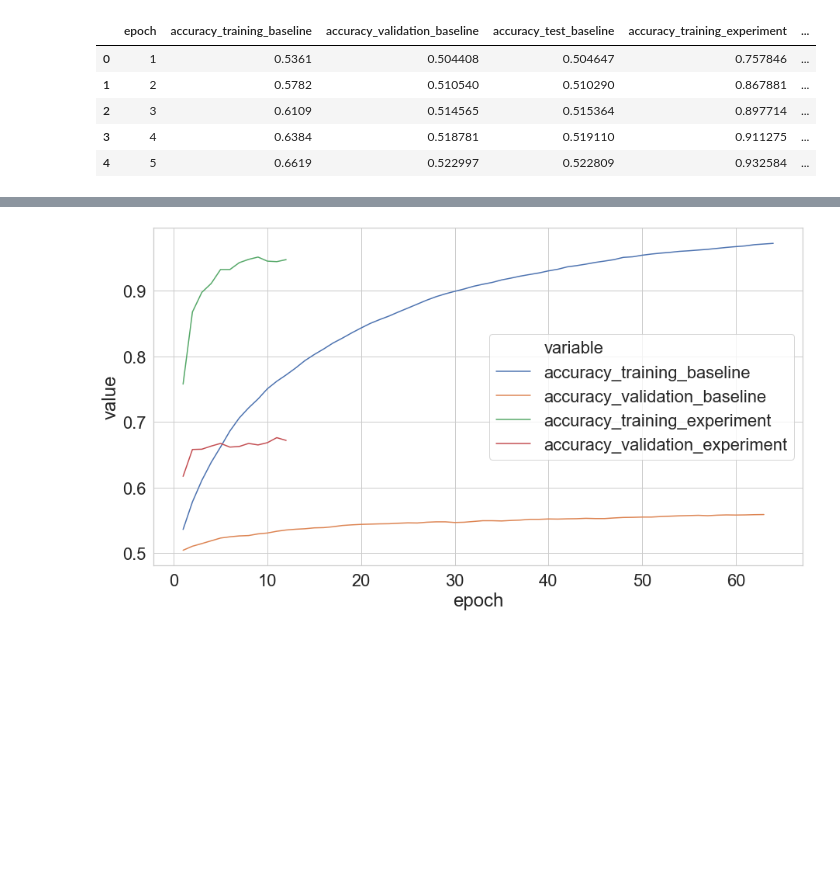
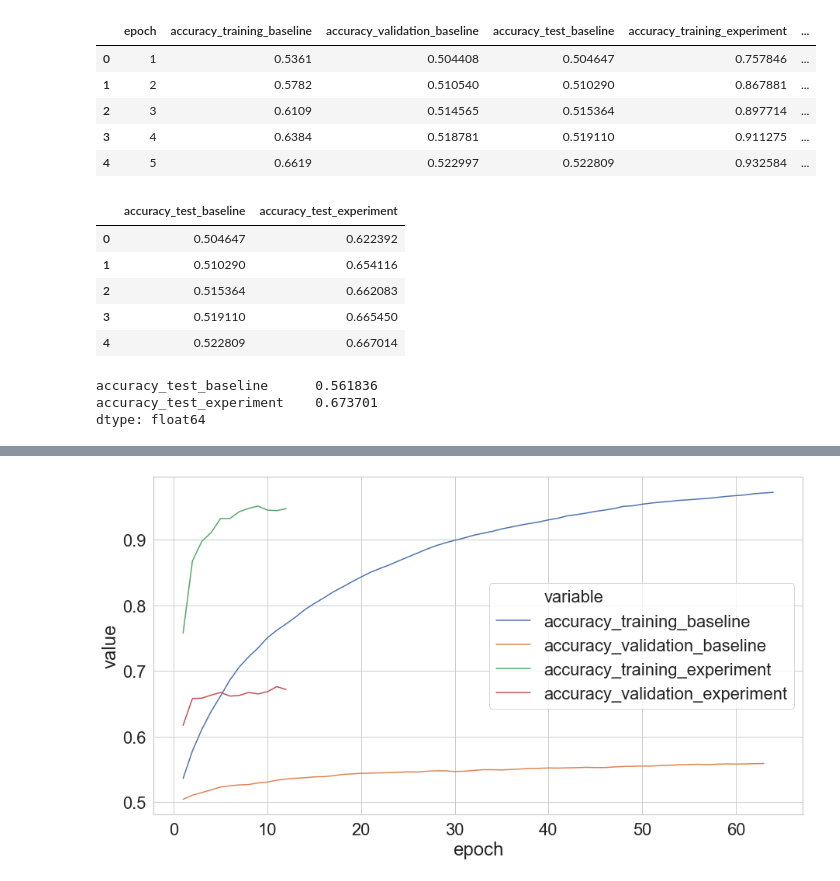
Before and after one commit to xhosaBoy/optimised-neural-tensor-network, a Jupyter notebook: notebooks/Wordnet_Results.ipynb, the cells around one changed output, grey strips where cells are left out. Saved outputs shown, nothing was run; the diff lists cells and outputs as text; code cells hidden in the pictures; blank space fills up the shorter version.

```diff
--- a/notebooks/Wordnet_Results.ipynb
+++ b/notebooks/Wordnet_Results.ipynb
@@ -122,6 +130,22 @@ results_accuracy.head()
 | 2 | 3 | 0.6109 | 0.514565 | 0.515364 | 0.897714 | ... |
 | 3 | 4 | 0.6384 | 0.518781 | 0.519110 | 0.911275 | ... |
 | 4 | 5 | 0.6619 | 0.522997 | 0.522809 | 0.932584 | ... |
+# %%
+results_accuracy_test = results_accuracy[['accuracy_test_baseline', 'accuracy_test_experiment']]
+results_accuracy_test.head()
+# %% [output]
+|  | accuracy_test_baseline | accuracy_test_experiment |
+| 0 | 0.504647 | 0.622392 |
+| 1 | 0.510290 | 0.654116 |
+| 2 | 0.515364 | 0.662083 |
+| 3 | 0.519110 | 0.665450 |
+| 4 | 0.522809 | 0.667014 |
+# %%
+results_accuracy_test.max()
+# %% [output]
+accuracy_test_baseline      0.561836
+accuracy_test_experiment    0.673701
+dtype: float64
 # %%
 results_accuracy = results_accuracy.drop(['accuracy_test_baseline', 'accuracy_test_experiment'], axis=1)
 results_accuracy.head()
```
Also changed, not shown: parts of 3 cells of this notebook.
